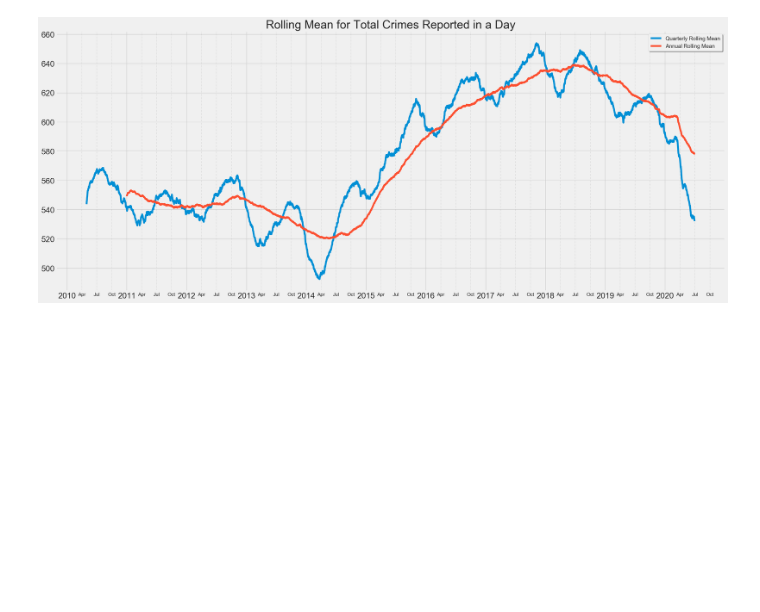
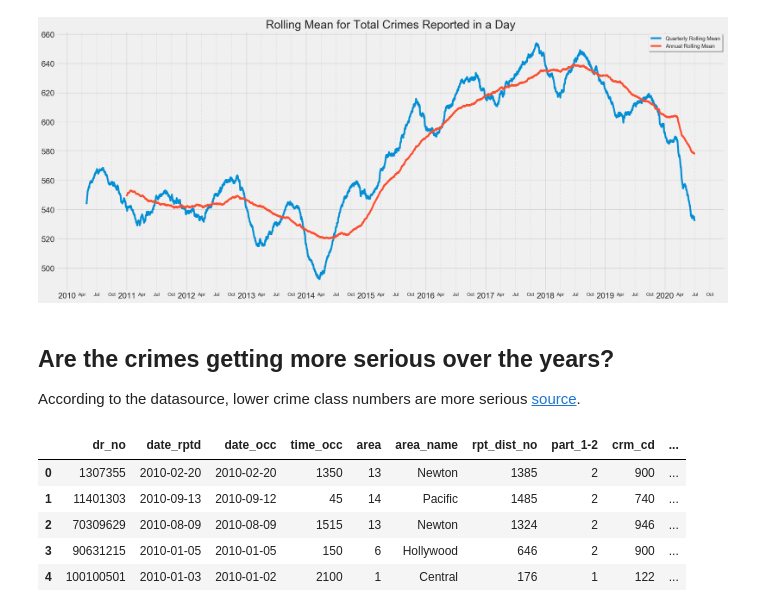
Before and after one commit to veeps/LA_innovation_team, a Jupyter notebook: code/003_explore_trends.ipynb, the cells around one changed output. Drawn from its saved outputs; the diff is of its cells as text; code cells hidden in the pictures; blank space fills up the shorter version.

```diff
--- a/code/003_explore_trends.ipynb
+++ b/code/003_explore_trends.ipynb
@@ -161,3 +181,16 @@ plt.savefig('../plots/daily_reports_rolling_means.eps', format='eps', dpi=72)
 The PostScript backend does not support transparency; partially transparent artists will be rendered opaque.
 The PostScript backend does not support transparency; partially transparent artists will be rendered opaque.
 [figure]
+# %% [markdown]
+## Are the crimes getting more serious over the years?
+
+According to the datasource, lower crime class numbers are more serious [source](https://data.lacity.org/A-Safe-City/Crime-Data-from-2020-to-Present/2nrs-mtv8).
+# %%
+df.head()
+# %% [output]
+|  | dr_no | date_rptd | date_occ | time_occ | area | area_name | rpt_dist_no | part_1-2 | crm_cd | ... |
+| 0 | 1307355 | 2010-02-20 | 2010-02-20 | 1350 | 13 | Newton | 1385 | 2 | 900 | ... |
+| 1 | 11401303 | 2010-09-13 | 2010-09-12 | 45 | 14 | Pacific | 1485 | 2 | 740 | ... |
+| 2 | 70309629 | 2010-08-09 | 2010-08-09 | 1515 | 13 | Newton | 1324 | 2 | 946 | ... |
+| 3 | 90631215 | 2010-01-05 | 2010-01-05 | 150 | 6 | Hollywood | 646 | 2 | 900 | ... |
+| 4 | 100100501 | 2010-01-03 | 2010-01-02 | 2100 | 1 | Central | 176 | 1 | 122 | ... |
```
Also changed, not shown: parts of 7 cells of this notebook, 5 other files.
